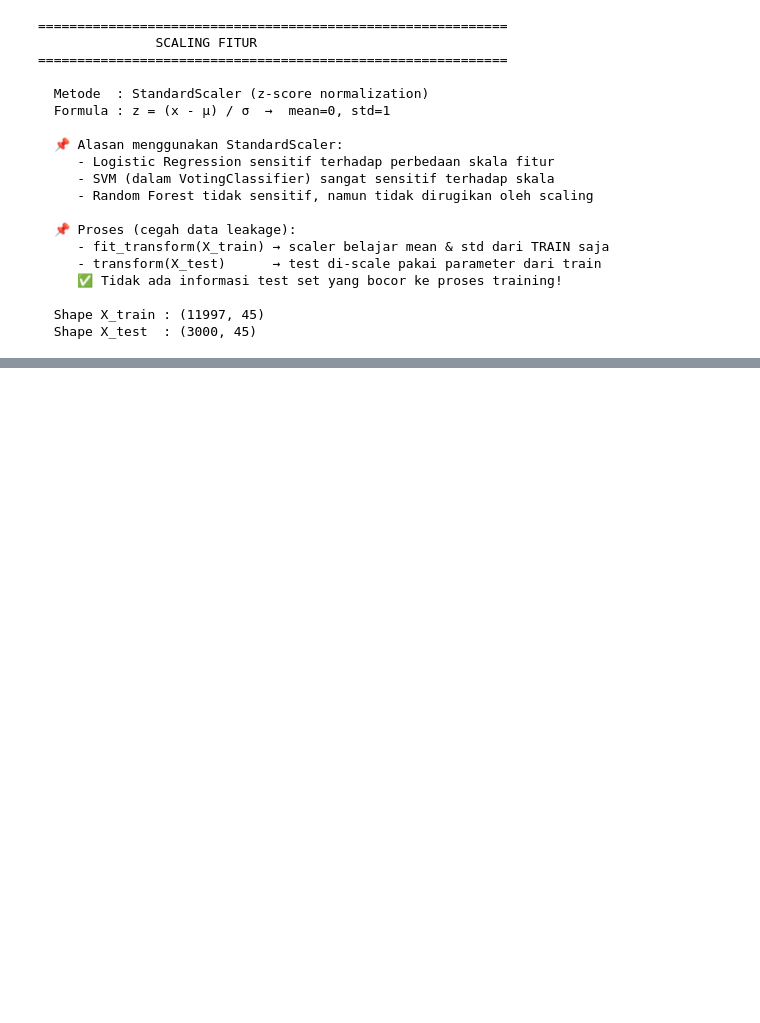
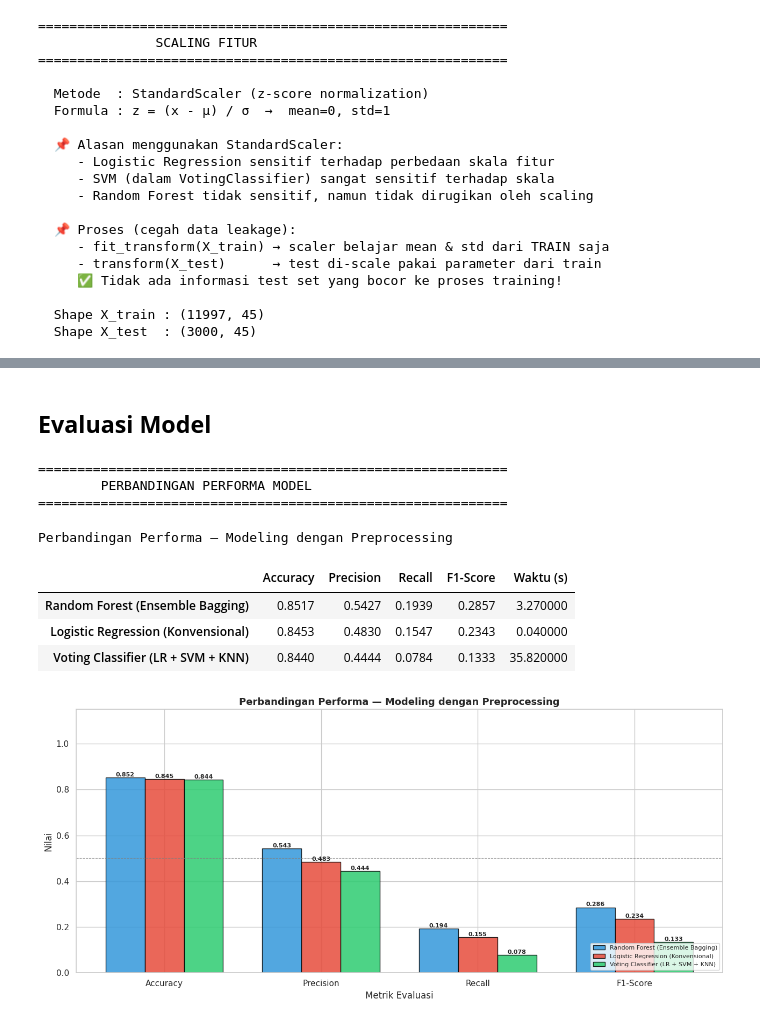
Before and after one commit to Rani1717/UAS-Bengkel-Koding-DataScience, a Jupyter notebook: notebook/UAS_BENGKOD.ipynb, the cells around one changed output, grey strips where cells are left out. Drawn from its saved outputs; the diff is of its cells as text; code cells hidden in the pictures; blank space fills up the shorter version.

```diff
--- a/notebook/UAS_BENGKOD.ipynb
+++ b/notebook/UAS_BENGKOD.ipynb
@@ -1136,0 +1222,55 @@ print(f"  Shape X_test  : {X_test_p.shape}")
+# %% [markdown]
+## **Evaluasi Model**
+# %%
+print("=" * 60)
+print("        PERBANDINGAN PERFORMA MODEL")
+print("=" * 60)
+
+results_prep_df = pd.DataFrame(results_prep).T
+results_prep_df = results_prep_df.sort_values('F1-Score', ascending=False)
+
+display(results_prep_df.style
+        .format({'Accuracy':'{:.4f}', 'Precision':'{:.4f}',
+                 'Recall':'{:.4f}', 'F1-Score':'{:.4f}'})
+        .background_gradient(
+            subset=['Accuracy','Precision','Recall','F1-Score'],
+            cmap='Greens')
+        .set_caption("Perbandingan Performa — Modeling dengan Preprocessing"))
+
+# Bar chart
+metrics = ['Accuracy', 'Precision', 'Recall', 'F1-Score']
+x       = np.arange(len(metrics))
+width   = 0.25
+colors  = ['#3498db', '#e74c3c', '#2ecc71']
+
+fig, ax = plt.subplots(figsize=(13, 6))
+for i, (name, row) in enumerate(results_prep_df.iterrows()):
+    vals = [row[m] for m in metrics]
+    bars = ax.bar(x + i*width, vals, width, label=name,
+                  color=colors[i], edgecolor='black', alpha=0.85)
+    for bar, val in zip(bars, vals):
+        ax.text(bar.get_x() + bar.get_width()/2,
+                bar.get_height() + 0.005,
+                f'{val:.3f}', ha='center', fontsize=8, fontweight='bold')
+
+ax.set_xlabel('Metrik Evaluasi')
+ax.set_ylabel('Nilai')
+ax.set_title('Perbandingan Performa — Modeling dengan Preprocessing',
+             fontsize=13, fontweight='bold')
+ax.set_xticks(x + width)
+ax.set_xticklabels(metrics)
+ax.set_ylim(0, 1.15)
+ax.legend(loc='lower right', fontsize=8)
+ax.axhline(y=0.5, color='gray', linestyle='--', linewidth=0.8, alpha=0.7)
+plt.tight_layout()
+plt.show()
+# %% [output]
+============================================================
+        PERBANDINGAN PERFORMA MODEL
+============================================================
+Perbandingan Performa — Modeling dengan Preprocessing
+|  | Accuracy | Precision | Recall | F1-Score | Waktu (s) |
+| Random Forest (Ensemble Bagging) | 0.8517 | 0.5427 | 0.1939 | 0.2857 | 3.270000 |
+| Logistic Regression (Konvensional) | 0.8453 | 0.4830 | 0.1547 | 0.2343 | 0.040000 |
+| Voting Classifier (LR + SVM + KNN) | 0.8440 | 0.4444 | 0.0784 | 0.1333 | 35.820000 |
+[figure, added]
```
Also changed, not shown: parts of 13 cells of this notebook.
